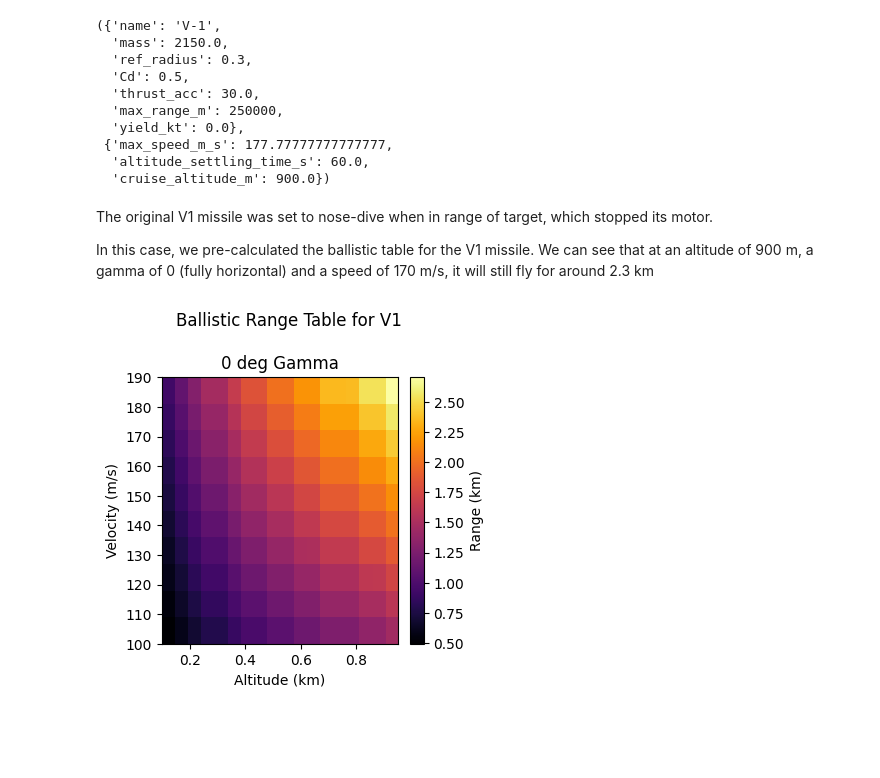
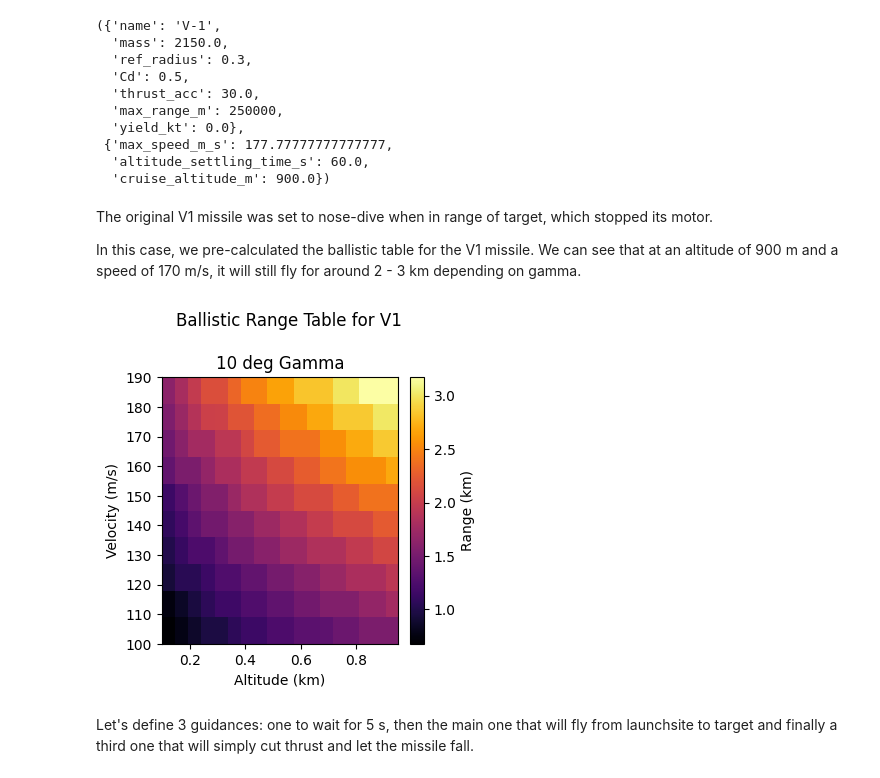
Before and after one commit to Sylvain-Rama/MAD, a Jupyter notebook: notebooks/test_switchable_guidances.ipynb, the cells around one changed output. Cells and saved outputs as stored; diff of their text form; code cells hidden in the pictures; blank space fills up the shorter version.

Commit message:
Update cruise missiles notebook

```diff
--- a/notebooks/test_switchable_guidances.ipynb
+++ b/notebooks/test_switchable_guidances.ipynb
@@ -55,10 +54,12 @@ V1, V1_guidance
 The original V1 missile was set to nose-dive when in range of target, which stopped its motor.
 
 In this case, we pre-calculated the ballistic table for the V1 missile.
-We can see that at an altitude of 900 m, a gamma of 0 (fully horizontal) and a speed of 170 m/s, it will still fly for around 2.3 km
+We can see that at an altitude of 900 m and a speed of 170 m/s, it will still fly for around 2 - 3 km depending on gamma.
 # %%
 df = load_ballistic_df("V1")
-plot_ballistic_range_table_gamma(df, selected_gamma=0, table_name="V1");
+plot_ballistic_range_table_gamma(df, selected_gamma=10, table_name="V1");
 # %% [output]
-[figure, old version]
+[figure, new version]
+# %% [markdown]
+Let's define 3 guidances: one to wait for 5 s, then the main one that will fly from launchsite to target and finally a third one that will simply cut thrust and let the missile fall.
 # %%
```
Also changed, not shown: parts of 7 cells of this notebook, 2 other files.
